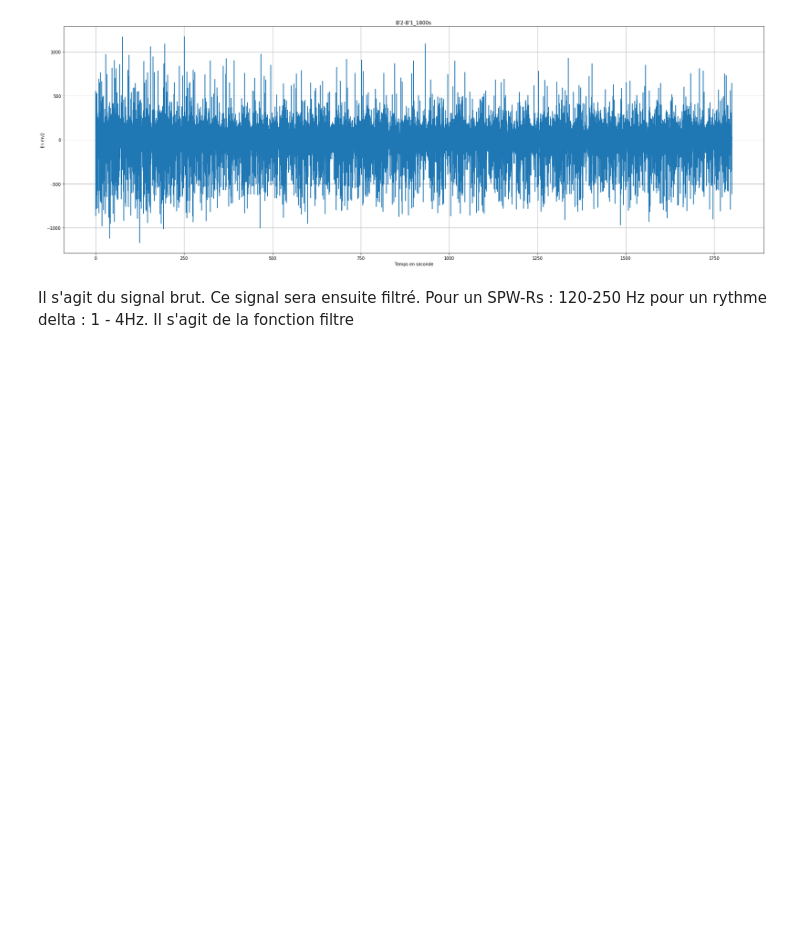
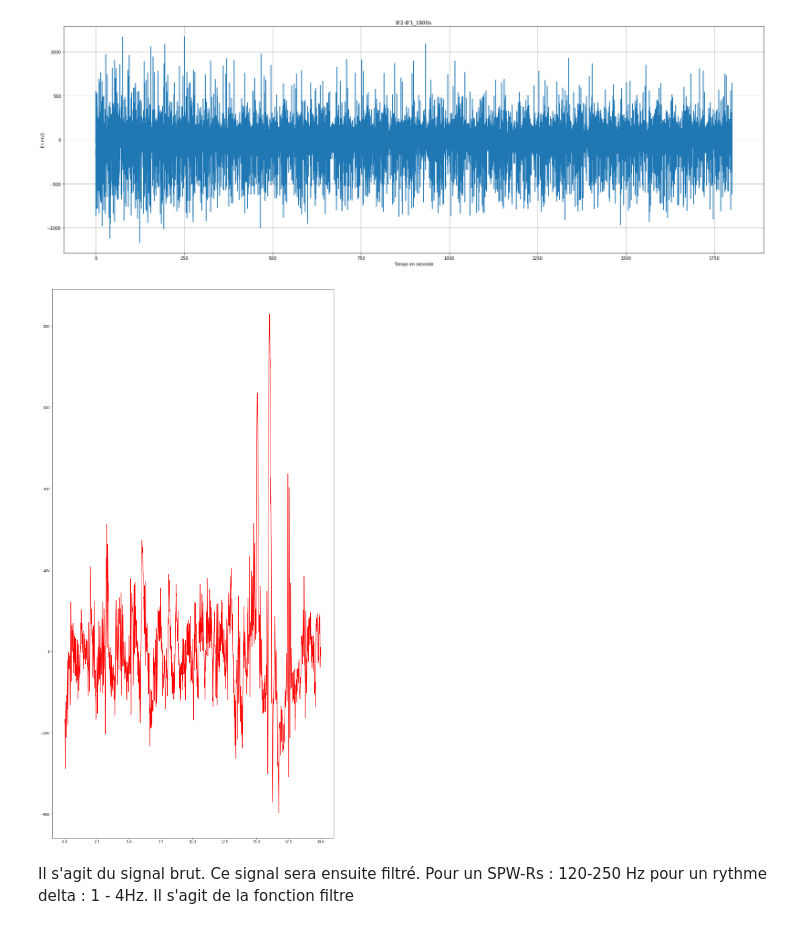
Before and after one commit to irisdum/Projet_Correlation_sharpw_delta, a Jupyter notebook: Clean_analyse.ipynb, the cells around one changed output. Saved outputs shown, nothing was run; the diff lists cells and outputs as text; code cells hidden in the pictures; blank space fills up the shorter version.

```diff
--- a/Clean_analyse.ipynb
+++ b/Clean_analyse.ipynb
@@ -33,6 +33,11 @@ On utilise la fonction trace dans le fichier Traitement_fich.py
 trace(char_B,T)
 # %% [output]
 [figure]
+# %%
+# Filtrage
+plot_filtre(char_O,T,opt='delta')
+# %% [output]
+[figure, added]
 # %% [markdown]
 Il s'agit du signal brut. Ce signal sera ensuite filtré. Pour un SPW-Rs : 120-250 Hz pour un rythme delta : 1 - 4Hz. Il s'agit de la fonction filtre
 # %% [markdown]
```
Also changed, not shown: parts of 8 cells of this notebook, 4 other files.
